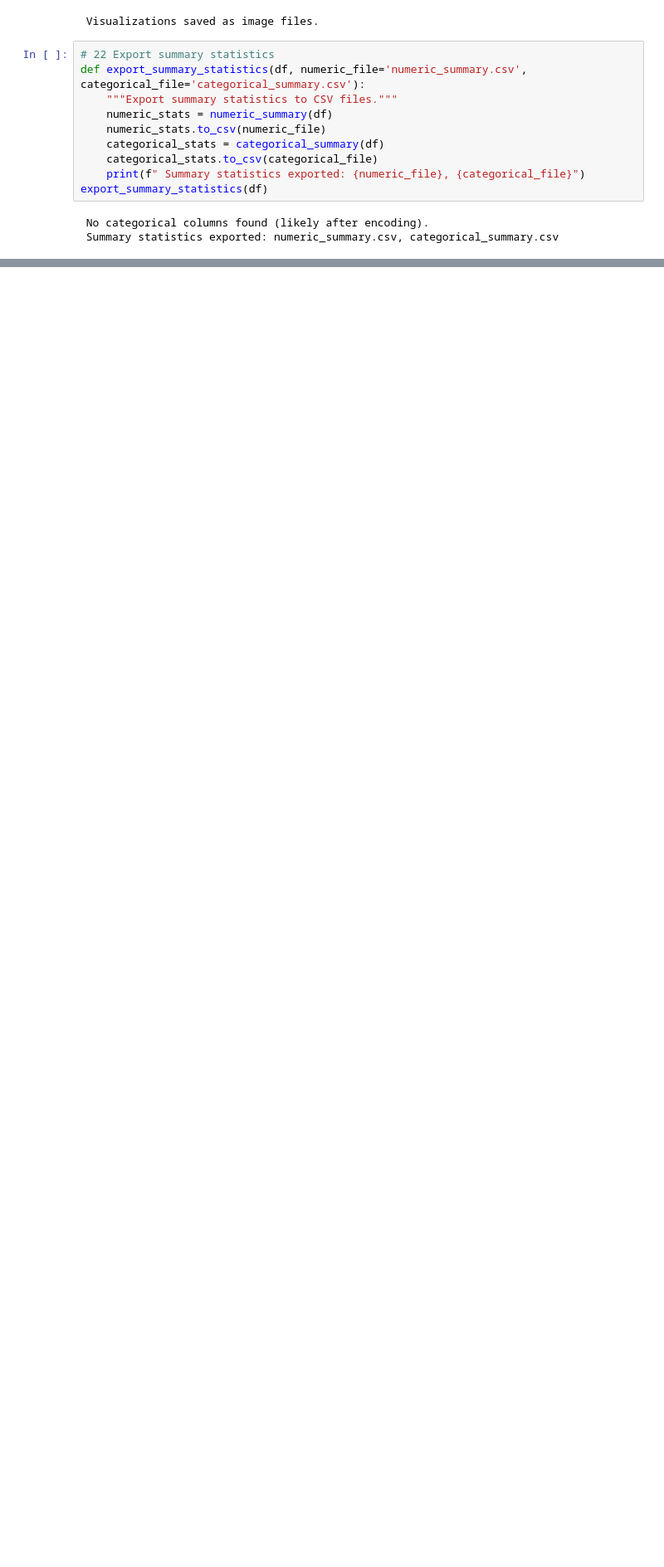
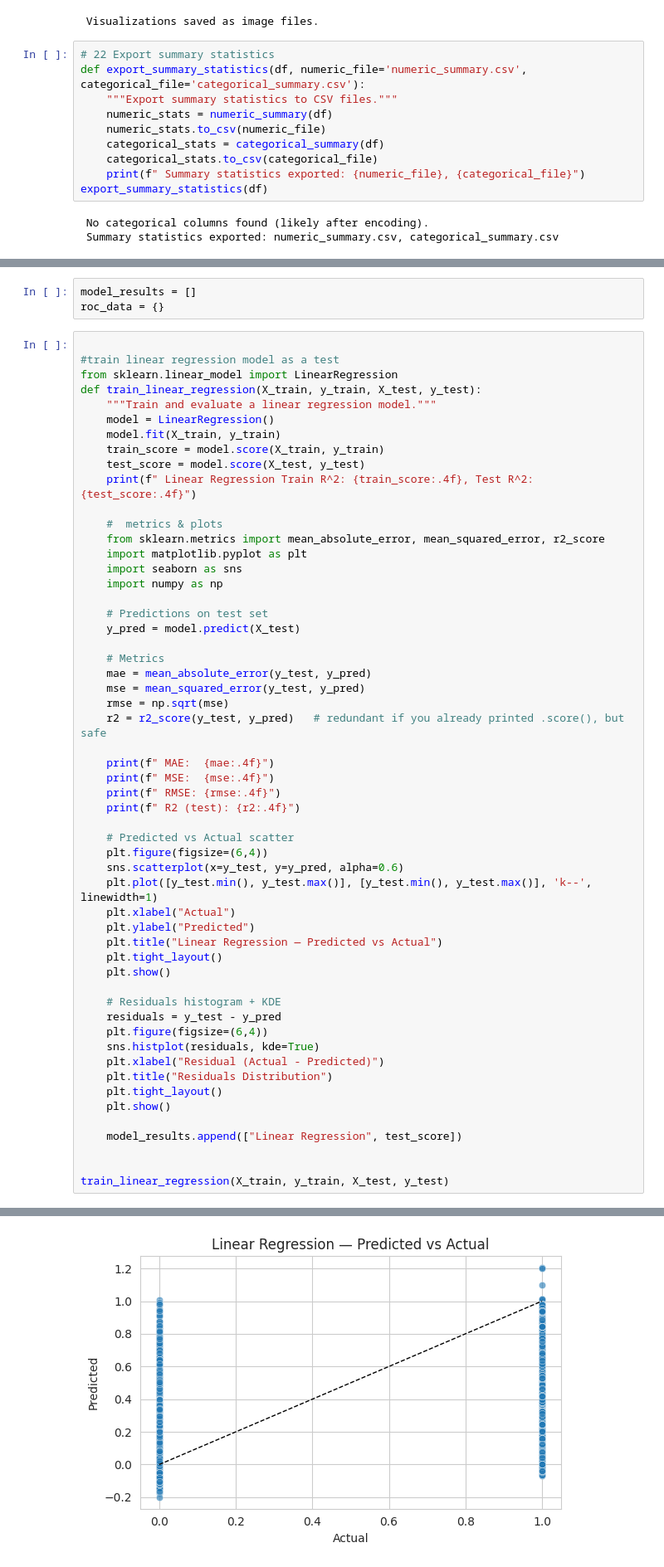
Before and after one commit to springboardmentor891v/CreditPathAI_Oct_Batch, a Jupyter notebook: main_with_results.ipynb, the cells around one changed output, grey strips where cells are left out. Shown at 83% size. Drawn from its saved outputs; the diff is of its cells as text; blank space fills up the shorter version.

Commit message:
add main.py and main_with_results

```diff
--- a/main_with_results.ipynb
+++ b/main_with_results.ipynb
@@ -535,0 +497,59 @@ train_decision_tree(X_train, y_train, X_test, y_test)
+# %%
+model_results = []
+roc_data = {}
+# %%
+
+#train linear regression model as a test
+from sklearn.linear_model import LinearRegression
+def train_linear_regression(X_train, y_train, X_test, y_test):
+    """Train and evaluate a linear regression model."""
+    model = LinearRegression()
+    model.fit(X_train, y_train)
+    train_score = model.score(X_train, y_train)
+    test_score = model.score(X_test, y_test)
+    print(f" Linear Regression Train R^2: {train_score:.4f}, Test R^2: {test_score:.4f}")
+
+    #  metrics & plots
+    from sklearn.metrics import mean_absolute_error, mean_squared_error, r2_score
+    import matplotlib.pyplot as plt
+    import seaborn as sns
+    import numpy as np
+
+    # Predictions on test set
+    y_pred = model.predict(X_test)
+
+    # Metrics
+    mae = mean_absolute_error(y_test, y_pred)
+    mse = mean_squared_error(y_test, y_pred)
+    rmse = np.sqrt(mse)
+    r2 = r2_score(y_test, y_pred)   # redundant if you already printed .score(), but safe
+
+    print(f" MAE:  {mae:.4f}")
+    print(f" MSE:  {mse:.4f}")
+    print(f" RMSE: {rmse:.4f}")
+    print(f" R2 (test): {r2:.4f}")
+
+    # Predicted vs Actual scatter
+    plt.figure(figsize=(6,4))
+    sns.scatterplot(x=y_test, y=y_pred, alpha=0.6)
+    plt.plot([y_test.min(), y_test.max()], [y_test.min(), y_test.max()], 'k--', linewidth=1)
+    plt.xlabel("Actual")
+    plt.ylabel("Predicted")
+    plt.title("Linear Regression — Predicted vs Actual")
+    plt.tight_layout()
+    plt.show()
+
+    # Residuals histogram + KDE
+    residuals = y_test - y_pred
+    plt.figure(figsize=(6,4))
+    sns.histplot(residuals, kde=True)
+    plt.xlabel("Residual (Actual - Predicted)")
+    plt.title("Residuals Distribution")
+    plt.tight_layout()
+    plt.show()
+
+    model_results.append(["Linear Regression", test_score])
+
+
+train_linear_regression(X_train, y_train, X_test, y_test)
+# %% [output]
@@ -535,0 +561 @@ train_decision_tree(X_train, y_train, X_test, y_test)
+[figure, added]
```
Also changed, not shown: parts of 30 cells of this notebook.
